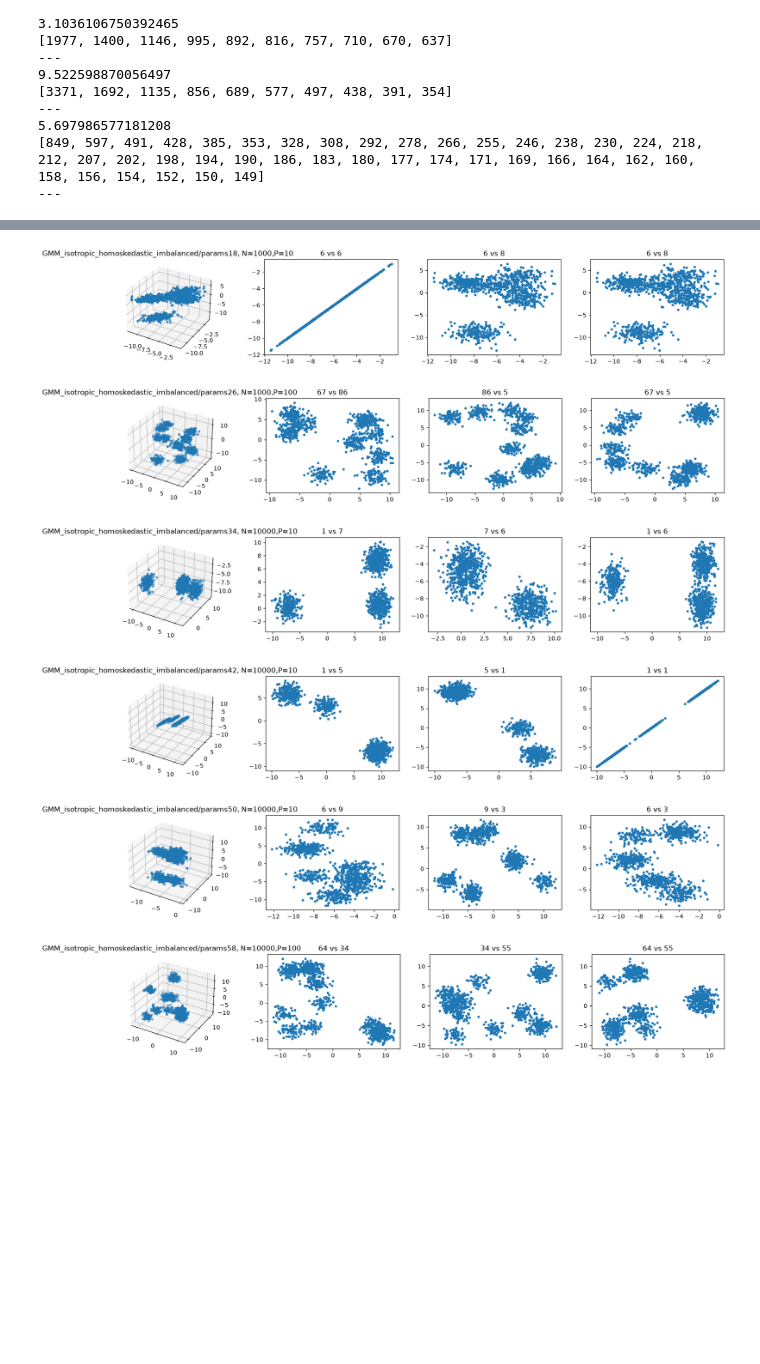
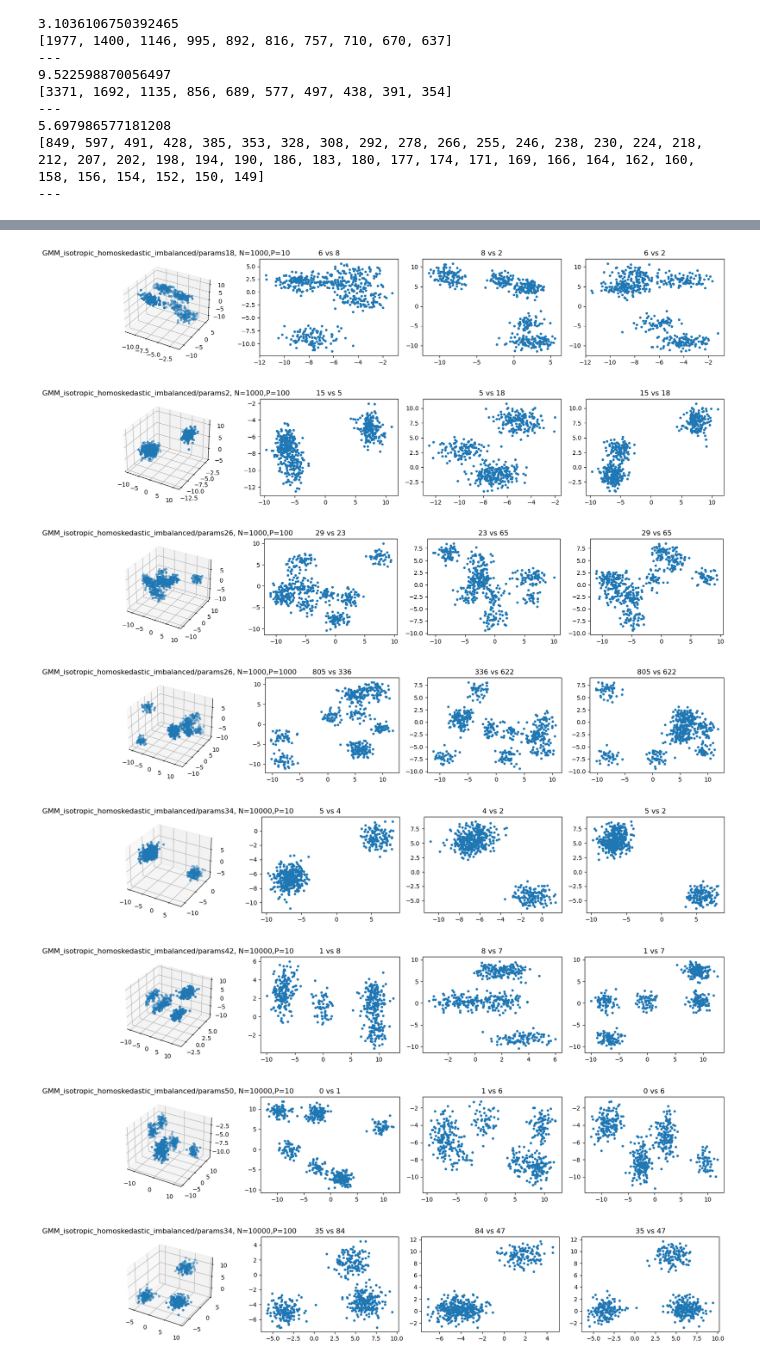
Before and after one commit to cosmicbhejafry/py-spoc, a Jupyter notebook: working_analyses/hjResearch_2025/data/simulated_data/data_simulation_code/GMM_isotropic_homoskedastic.ipynb, the cells around one changed output, grey strips where cells are left out. Cells and saved outputs as stored; diff of their text form; code cells hidden in the pictures; blank space fills up the shorter version.

```diff
--- a/working_analyses/hjResearch_2025/data/simulated_data/data_simulation_code/GMM_isotropic_homoskedastic.ipynb
+++ b/working_analyses/hjResearch_2025/data/simulated_data/data_simulation_code/GMM_isotropic_homoskedastic.ipynb
@@ -107,10 +112,9 @@ m
 # %%
 max_pts = 500
-for r in m.groupby(["generator", "params_id"]).head(1).itertuples():
-    X = np.load(Path('../all_data/')  / f"{r.dataset_id}.npy")
+for r in m.groupby(["generator", "params_id"]).head(2).itertuples():
+    X = np.load(DATA_ROOT / f"{r.dataset_id}.npy")
     if len(X) > max_pts:
         rng = np.random.default_rng(0)
         X = X[rng.choice(len(X), max_pts, replace=False)]
-    # plot_3d_scatters(X, f"{r.generator}/{r.params_id}, N={r.n_rows},P={r.n_cols}")
-    plot_3d_scatters(X, f"{r.generator}/{r.params_id}, N={r.n_rows},P={r.n_cols}",custom_inx=np.random.randint(0,r.n_cols,3))
+    plot_3d_scatters(X, f"{r.generator}/{r.params_id}, N={r.n_rows},P={r.n_cols}",custom_inx=np.random.choice(r.n_cols, 3, replace=False))
 # %% [output]
@@ -259,7 +266,7 @@ for n_samples, n_features in product(n_samples_lst, n_features_lst):
                                     seed=seed,
                                     category=category_lst,
                                     extra_arrays=extra_mtx_params,
-                                    root='../all_data/')
+                                    root=DATA_ROOT)
 
                     except:
                         print('error in saving')
@@ -273,8 +280,8 @@ for n_samples, n_features in product(n_samples_lst, n_features_lst):
 10000 1000 (10000, 100)
 10000 10000 (10000, 1000)
 # %%
-m = pd.read_csv("../all_data/manifest.csv")
+m = pd.read_csv(DATA_ROOT / "manifest.csv")
 
 # some manifest.csv queries
 # m.groupby(['n_rows','n_cols'])[['generator']].value_counts()
-# m.groupby(['n_rows','n_cols'])['dataset_id'].count()
+m.groupby(['n_rows','n_cols'])['dataset_id'].count()
@@ -281,7 +299,7 @@ m = pd.read_csv("../all_data/manifest.csv")
 # %%
 generator = data_gen_name
 params_lst = [f'params{i}' for i in range(0,100) if i%8==2]
-m = m[(m.generator == generator) & (m.seed==42) & (m.params_id.isin(params_lst))]
+m = m[(m.generator == generator) & (m.params_id.isin(params_lst))]
 m
 # %% [output]
 |  | dataset_id | generator | category | n_rows | n_cols | params_id | seed | extra_files |
@@ -304,10 +322,9 @@ m
 # %%
-max_pts = 1000
-for r in m.groupby(["generator", "params_id"]).head(1).itertuples():
-    X = np.load(Path('../all_data/')  / f"{r.dataset_id}.npy")
+max_pts = 500
+for r in m.groupby(["generator", "params_id"]).head(2).itertuples():
+    X = np.load(DATA_ROOT / f"{r.dataset_id}.npy")
     if len(X) > max_pts:
         rng = np.random.default_rng(0)
         X = X[rng.choice(len(X), max_pts, replace=False)]
-    # plot_3d_scatters(X, f"{r.generator}/{r.params_id}, N={r.n_rows},P={r.n_cols}")
-    plot_3d_scatters(X, f"{r.generator}/{r.params_id}, N={r.n_rows},P={r.n_cols}",custom_inx=np.random.randint(0,r.n_cols,3))
+    plot_3d_scatters(X, f"{r.generator}/{r.params_id}, N={r.n_rows},P={r.n_cols}",custom_inx=np.random.choice(r.n_cols, 3, replace=False))
 # %% [output]
@@ -316,6 +333,8 @@ for r in m.groupby(["generator", "params_id"]).head(1).itertuples():
-[figure, old version]
+[figure, new version]
-[figure, old version]
+[figure, new version]
-[figure, old version]
+[figure, new version]
-[figure, old version]
+[figure, new version]
-[figure, old version]
+[figure, new version]
-[figure, old version]
+[figure, new version]
+[figure, added]
+[figure, added]
```
Also changed, not shown: parts of 10 cells of this notebook, 6 other files.
